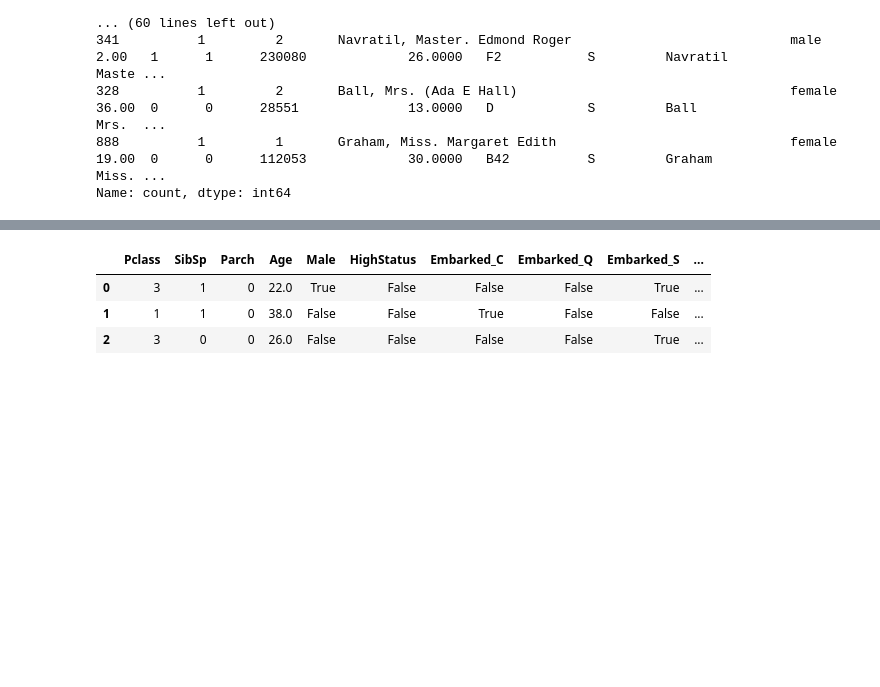
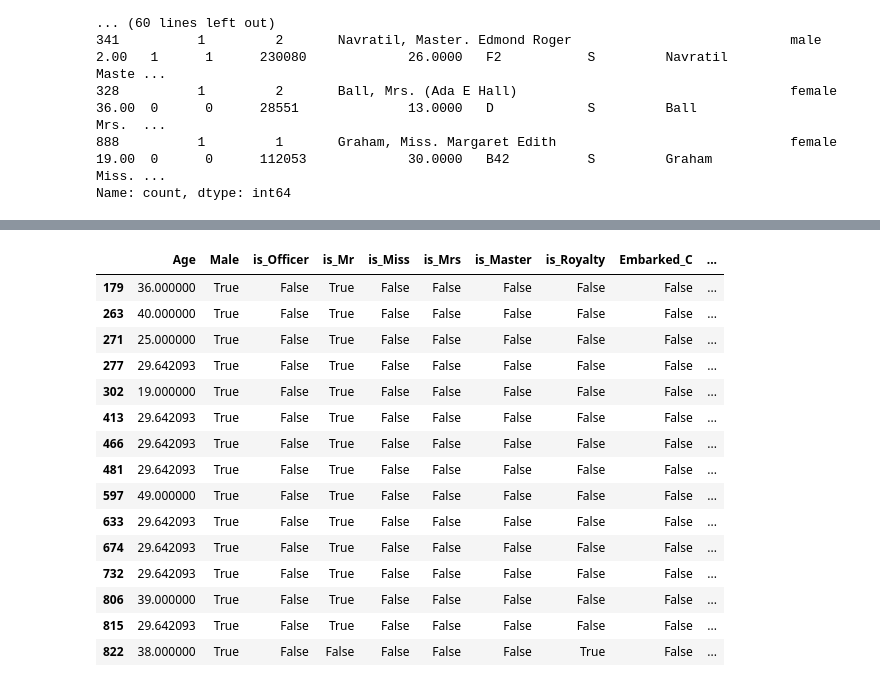
Before and after one commit to tomislavrekic/MLOps-Testing, a Jupyter notebook: src/titanic.ipynb, the cells around one changed output, grey strips where cells are left out. Cells and saved outputs as stored; diff of their text form; code cells hidden in the pictures; blank space fills up the shorter version.

```diff
--- a/src/titanic.ipynb
+++ b/src/titanic.ipynb
@@ -152,30 +154,70 @@ titles_map = {
     'Lady' :       'Royalty'
 }
 
-def extract_title(names):
-    '''Extracts the title from the passenger names.'''
+class DataPreprocessor():
+    def __init__(self) -> None:
+        self.col_index_set = False
+        pass
 
-    return names.str.extract(' ([A-Za-z]+)\.', expand=False).map(titles_map)
+    def extract_title(self, names):
+        '''Extracts the title from the passenger names.'''
 
-def preprocess_dataset(df, test=False):
-    in_features = ['Pclass', 'Sex', 'SibSp', 'Parch', 'Age', 'Embarked']
-    train_df['Title'] = train_df['Name'].map(lambda x: x.split(',')[1].split('.')[0])
+        return names.str.extract(' ([A-Za-z]+)\.', expand=False).map(titles_map)
 
-    df.dropna(subset=["Embarked"], inplace=True)
-    in_df = df[in_features].copy()
-    in_df.loc[in_df["Age"].isnull(), "Age"] = in_df["Age"].mean()
-    in_df['Male'] = in_df['Sex'].map(lambda x: True if x=="male" else False)
+    def preprocess_dataset(self, df, test=False):
+        in_features = ['Pclass', 'Sex', 'SibSp', 'Parch', 'Age', 'Embarked', 'Fare']
+        out_features = ['Survived']
 
-    in_df['Title'] = extract_title(df['Name'])
-    in_df['HighStatus'] = in_df['Title'].map(lambda x: True if titles_map.get(x) == 'Royalty' else False)
-    in_df.drop(columns="Sex", inplace=True)
+        #train_df['Title'] = train_df['Name'].map(lambda x: x.split(',')[1].split('.')[0])
 
-    if test:
-        return pd.get_dummies(in_df)
+        in_df = df.dropna(subset=["Embarked"])
+        if not test:
+            out_y = in_df[out_features]
+        in_df = in_df[in_features]
+        in_df.loc[in_df["Age"].isnull(), "Age"] = in_df["Age"].mean()
+        in_df.loc[in_df["Fare"].isnull(), "Fare"] = in_df["Fare"].mean()
+        in_df['Male'] = in_df['Sex'].map(lambda x: True if x=="male" else False)
+        in_df['Title'] = self.extract_title(df['Name'])
 
-    out_features = ['Survived']
-    return pd.get_dummies(in_df), df[out_features]
+        titles = set(titles_map.values())
+        for title in titles:
+            in_df['is_' + title] = in_df['Title'].map(lambda x: True if x==title else False)
 
-x, y = preprocess_dataset(train_df)
+        for embarked in ['C', 'Q', 'S']:
+            in_df['Embarked_' + embarked] = in_df['Embarked'].map(lambda x: True if x==embarked else False)
+
+        for Pclass in [1, 2, 3]:
+            in_df['Pclass_' + str(Pclass)] = in_df['Pclass'].map(lambda x: True if x==Pclass else False)
+
+        in_df['FamilySize'] = in_df['SibSp'] + in_df['Parch']
+        in_df['FarePerPerson'] = in_df['Fare'] / (1 + in_df['FamilySize'])
+
+        in_df.drop(columns="Title", inplace=True)
+        in_df.drop(columns="Embarked", inplace=True)
+        in_df.drop(columns="Sex", inplace=True)
+        in_df.drop(columns="Parch", inplace=True)
+        in_df.drop(columns="SibSp", inplace=True)
+        in_df.drop(columns="Fare", inplace=True)
+        in_df.drop(columns="Pclass", inplace=True)
+
+        if self.col_index_set:
+            in_df = in_df.reindex(columns = self.train_dumm_cols, fill_value = False)
+        else:
+            in_df = pd.get_dummies(in_df)
+            self.train_dumm_cols = in_df.columns
+            self.col_index_set = True
+
+        if test:
+            return in_df
+
+        return in_df, out_y
+
+t_proc = DataPreprocessor()
+x, y = t_proc.preprocess_dataset(train_df)
 x.head(3)
+print(t_proc.train_dumm_cols)
+z = t_proc.preprocess_dataset(test_df, test=True)
+z.head()
+x[x['FarePerPerson'] == 0]
+#z["Title_Royalty"].unique()
 # %% [output]
@@ -182,7 +228,19 @@ x.head(3)
-|  | Pclass | SibSp | Parch | Age | Male | HighStatus | Embarked_C | Embarked_Q | Embarked_S | ... |
-| 0 | 3 | 1 | 0 | 22.0 | True | False | False | False | True | ... |
-| 1 | 1 | 1 | 0 | 38.0 | False | False | True | False | False | ... |
-| 2 | 3 | 0 | 0 | 26.0 | False | False | False | False | True | ... |
+|  | Age | Male | is_Officer | is_Mr | is_Miss | is_Mrs | is_Master | is_Royalty | Embarked_C | ... |
+| 179 | 36.000000 | True | False | True | False | False | False | False | False | ... |
+| 263 | 40.000000 | True | False | True | False | False | False | False | False | ... |
+| 271 | 25.000000 | True | False | True | False | False | False | False | False | ... |
+| 277 | 29.642093 | True | False | True | False | False | False | False | False | ... |
+| 302 | 19.000000 | True | False | True | False | False | False | False | False | ... |
+| 413 | 29.642093 | True | False | True | False | False | False | False | False | ... |
+| 466 | 29.642093 | True | False | True | False | False | False | False | False | ... |
+| 481 | 29.642093 | True | False | True | False | False | False | False | False | ... |
+| 597 | 49.000000 | True | False | True | False | False | False | False | False | ... |
+| 633 | 29.642093 | True | False | True | False | False | False | False | False | ... |
+| 674 | 29.642093 | True | False | True | False | False | False | False | False | ... |
+| 732 | 29.642093 | True | False | True | False | False | False | False | False | ... |
+| 806 | 39.000000 | True | False | True | False | False | False | False | False | ... |
+| 815 | 29.642093 | True | False | True | False | False | False | False | False | ... |
+| 822 | 38.000000 | True | False | False | False | False | False | True | False | ... |
 # %%
 
 
```
Also changed, not shown: parts of 8 cells of this notebook, 1 other file.
